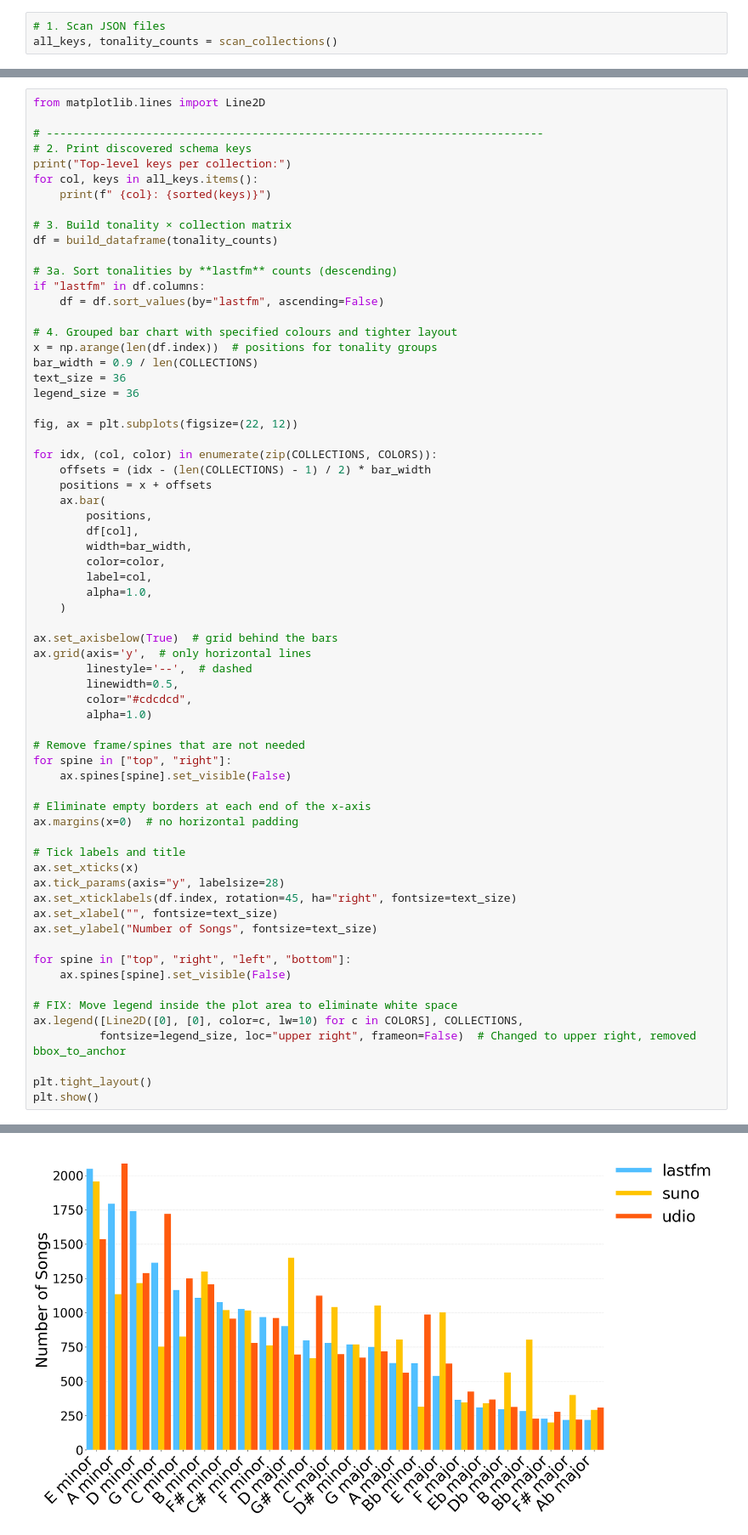
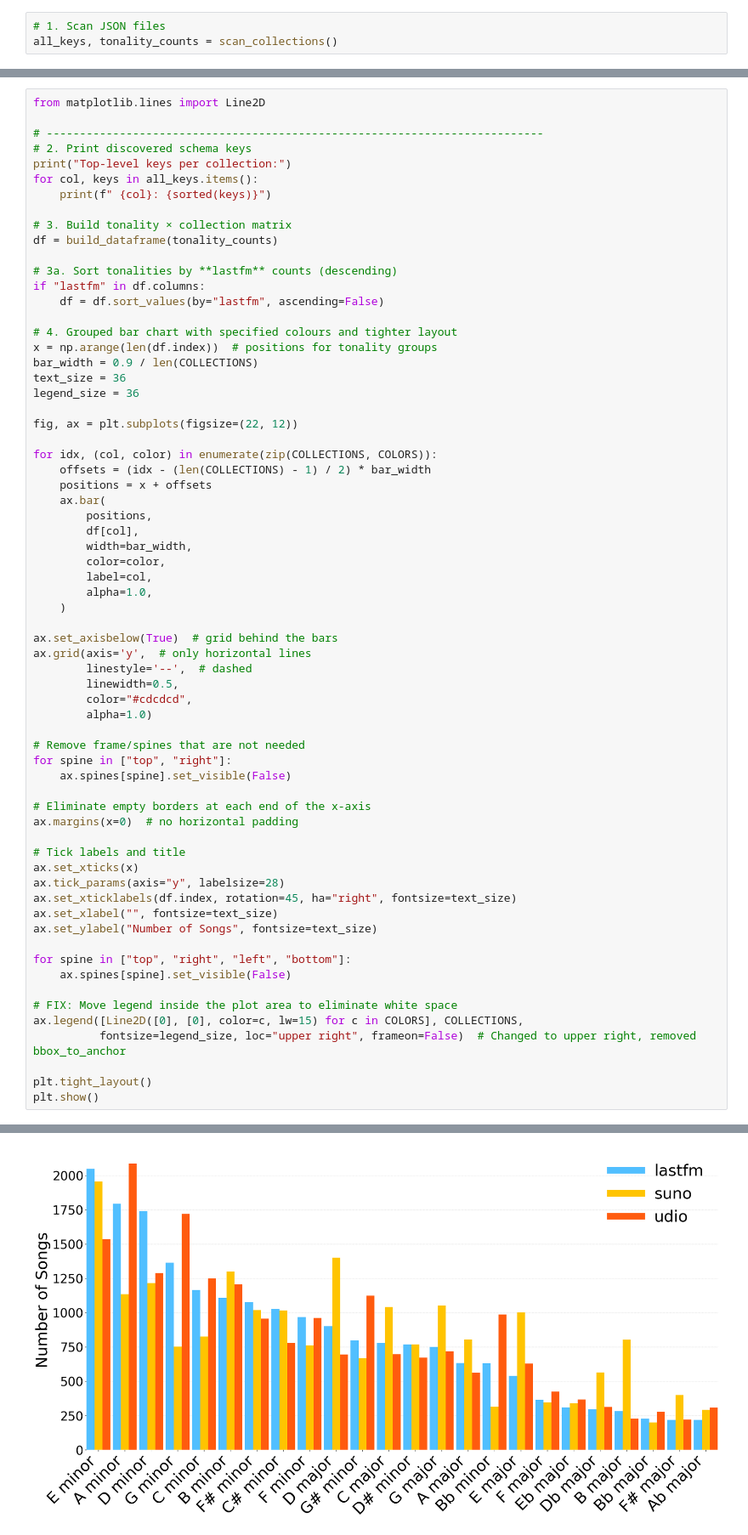
Before and after one commit to Dazzid/Aimir_Structure, a Jupyter notebook: src/key_per_collection.ipynb, the cells around one changed output, grey strips where cells are left out. Shown: that part at 85% size. Cells and saved outputs as stored; diff of their text form.

```diff
--- a/src/key_per_collection.ipynb
+++ b/src/key_per_collection.ipynb
@@ -188,7 +188,7 @@ for spine in ["top", "right", "left", "bottom"]:
     ax.spines[spine].set_visible(False)
 
 # FIX: Move legend inside the plot area to eliminate white space
-ax.legend([Line2D([0], [0], color=c, lw=10) for c in COLORS], COLLECTIONS,
+ax.legend([Line2D([0], [0], color=c, lw=15) for c in COLORS], COLLECTIONS,
           fontsize=legend_size, loc="upper right", frameon=False)  # Changed to upper right, removed bbox_to_anchor
 
 plt.tight_layout()
@@ -201,4 +201,4 @@ Top‑level keys per collection:
-[figure, old version]
+[figure, new version]
 # %%
 """
 Tonality Distribution Analysis
```
